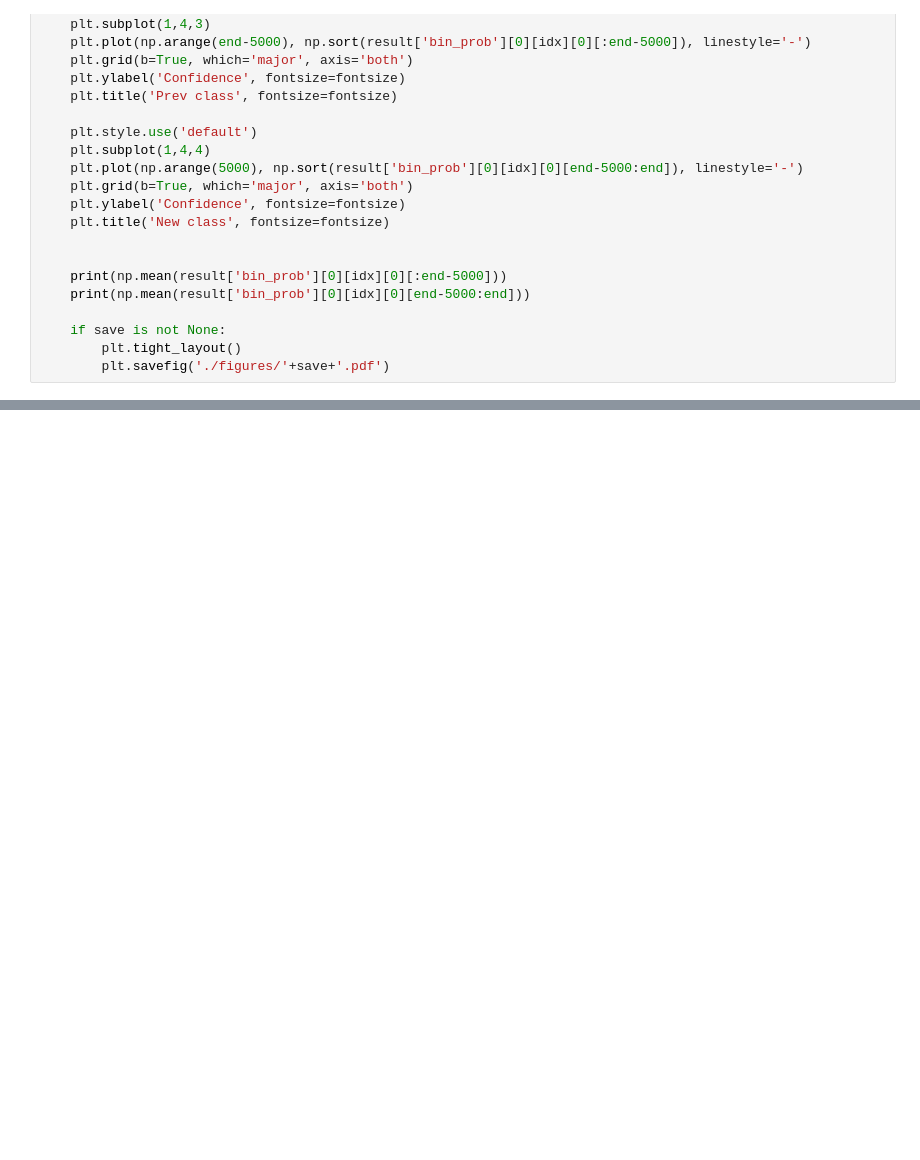
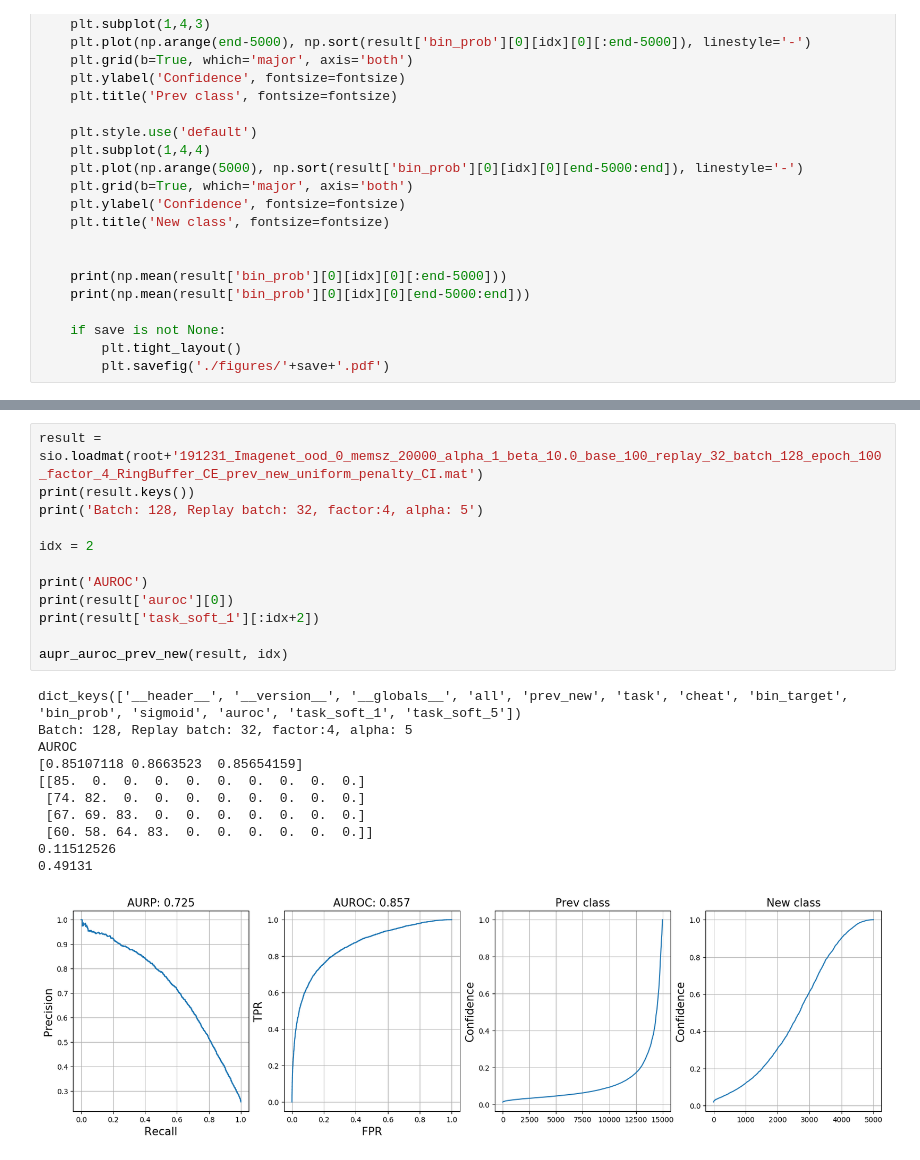
Before and after one commit to hongjoon0805/Incremental, a Jupyter notebook: result_data/202001_Imagenet_result_plot.ipynb, the cells around one changed output, grey strips where cells are left out. Cells and saved outputs as stored; diff of their text form; blank space fills up the shorter version.

```diff
--- a/result_data/202001_Imagenet_result_plot.ipynb
+++ b/result_data/202001_Imagenet_result_plot.ipynb
@@ -72,0 +97,24 @@ def aupr_auroc_prev_new(result, idx, save=None):
+# %%
+result = sio.loadmat(root+'191231_Imagenet_ood_0_memsz_20000_alpha_1_beta_10.0_base_100_replay_32_batch_128_epoch_100_factor_4_RingBuffer_CE_prev_new_uniform_penalty_CI.mat')
+print(result.keys())
+print('Batch: 128, Replay batch: 32, factor:4, alpha: 5')
+
+idx = 2
+
+print('AUROC')
+print(result['auroc'][0])
+print(result['task_soft_1'][:idx+2])
+
+aupr_auroc_prev_new(result, idx)
+# %% [output]
+dict_keys(['__header__', '__version__', '__globals__', 'all', 'prev_new', 'task', 'cheat', 'bin_target', 'bin_prob', 'sigmoid', 'auroc', 'task_soft_1', 'task_soft_5'])
+Batch: 128, Replay batch: 32, factor:4, alpha: 5
+AUROC
+[0.85107118 0.8663523  0.85654159]
+[[85.  0.  0.  0.  0.  0.  0.  0.  0.  0.]
+ [74. 82.  0.  0.  0.  0.  0.  0.  0.  0.]
+ [67. 69. 83.  0.  0.  0.  0.  0.  0.  0.]
+ [60. 58. 64. 83.  0.  0.  0.  0.  0.  0.]]
+0.11512526
+0.49131
+[figure, added]
```
Also changed, not shown: parts of 3 cells of this notebook, 11 other files.
